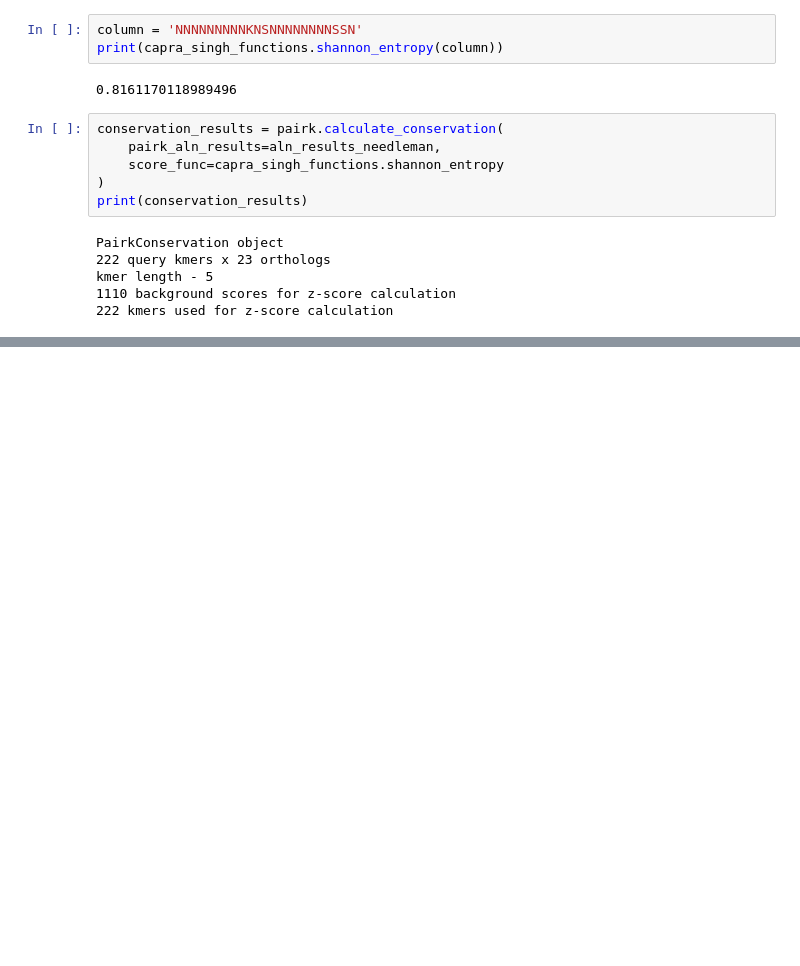
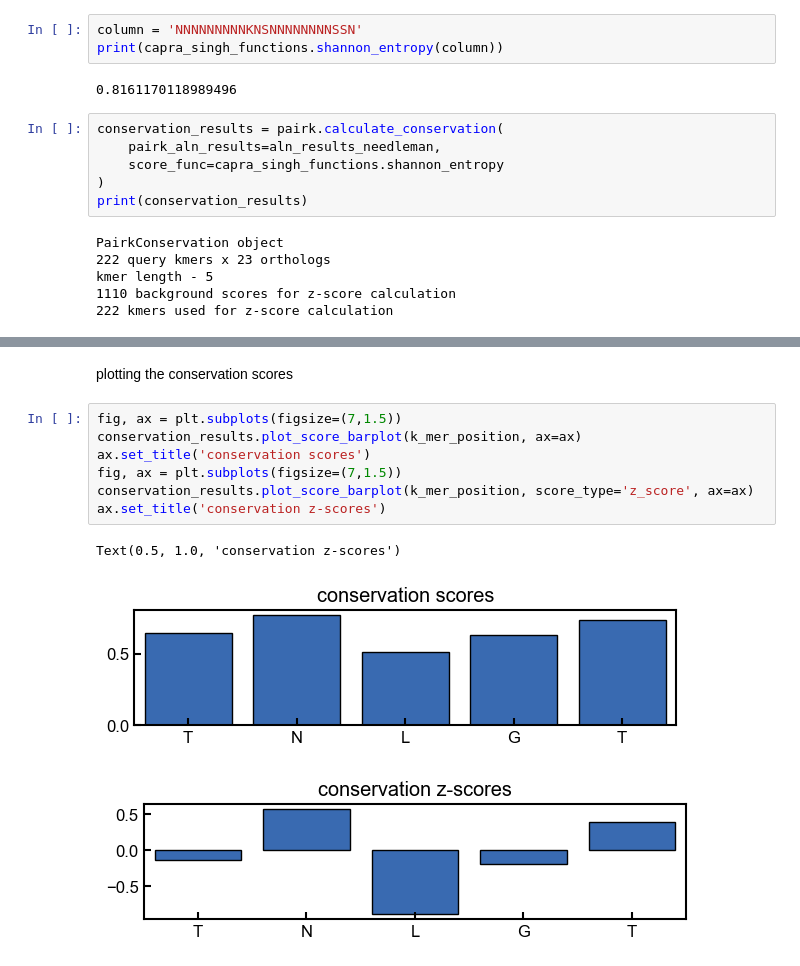
Before and after one commit to jacksonh1/pairk, a Jupyter notebook: demo/demo.ipynb, the cells around one changed output, grey strips where cells are left out. Cells and saved outputs as stored; diff of their text form; blank space fills up the shorter version.

```diff
--- a/demo/demo.ipynb
+++ b/demo/demo.ipynb
@@ -646,0 +498,13 @@ def score_to_zscore(score_arr: np.ndarray, bg_scores: np.ndarray) -> np.ndarray:
+# %% [markdown]
+plotting the conservation scores
+# %%
+fig, ax = plt.subplots(figsize=(7,1.5))
+conservation_results.plot_score_barplot(k_mer_position, ax=ax)
+ax.set_title('conservation scores')
+fig, ax = plt.subplots(figsize=(7,1.5))
+conservation_results.plot_score_barplot(k_mer_position, score_type='z_score', ax=ax)
+ax.set_title('conservation z-scores')
+# %% [output]
+Text(0.5, 1.0, 'conservation z-scores')
+[figure, added]
+[figure, added]
```
Also changed, not shown: parts of 60 cells of this notebook, 5 other files.
